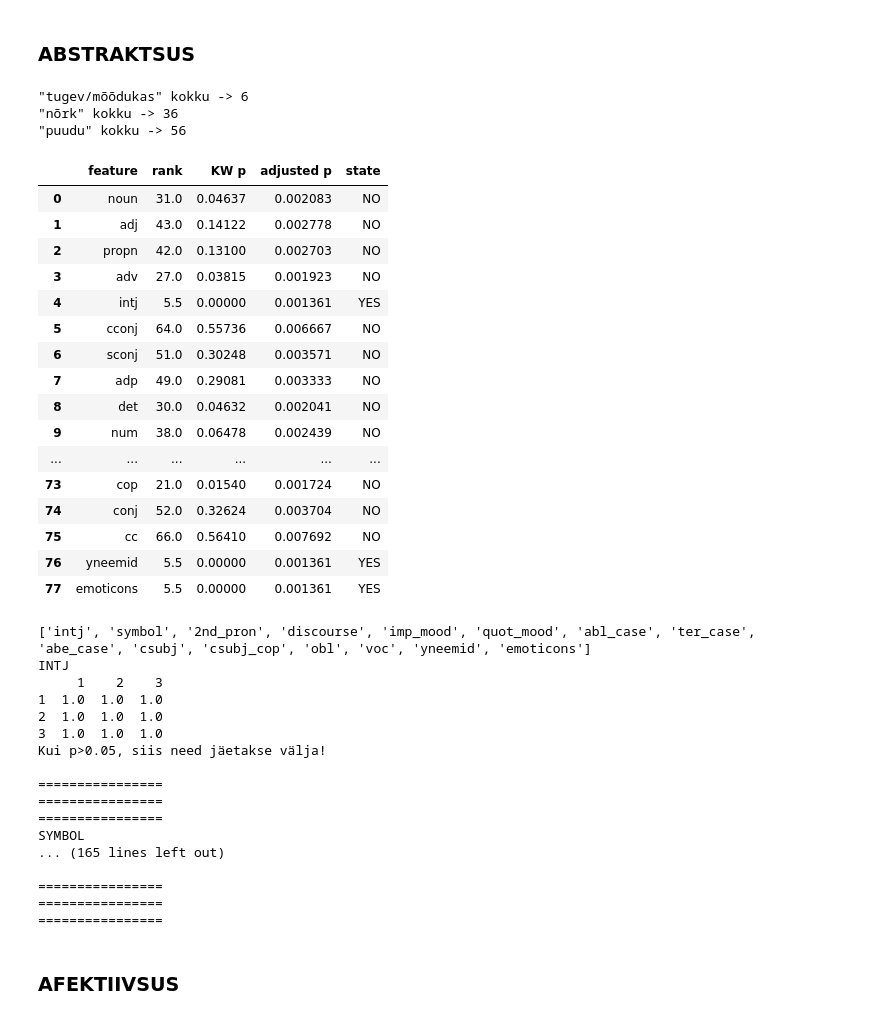
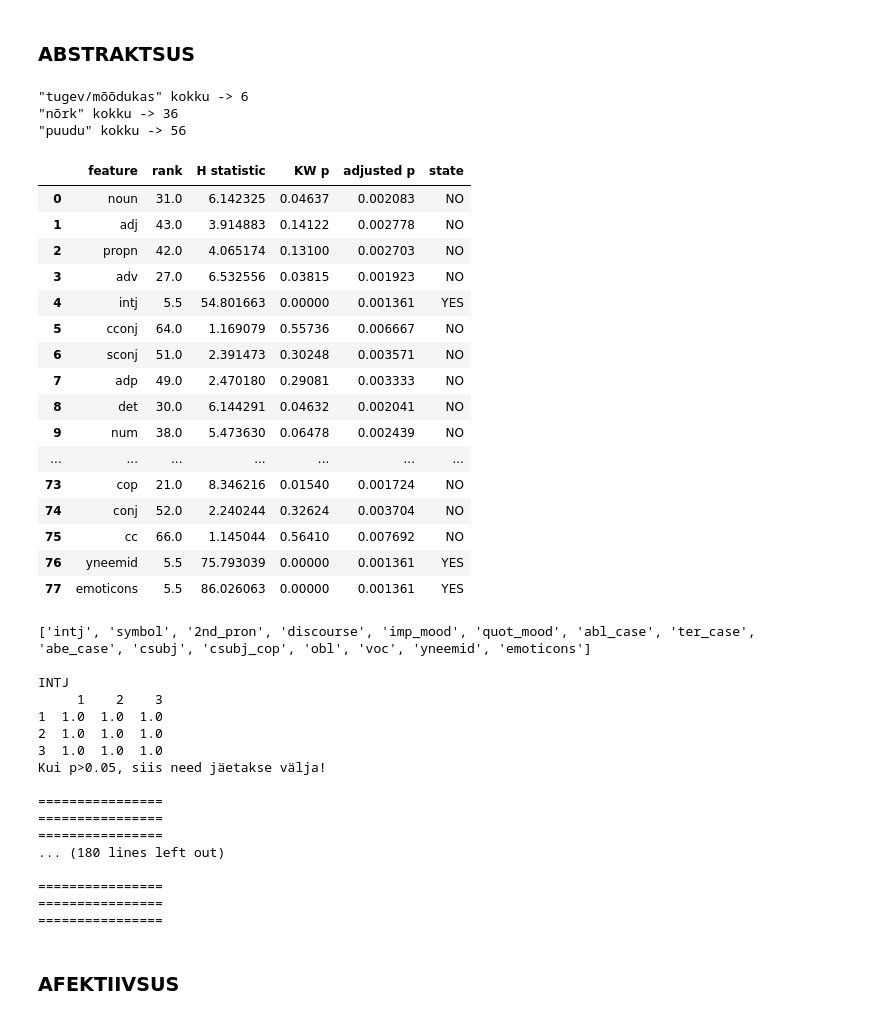
Before and after one commit to kristiinavaik/limesurvey_data, a Jupyter notebook: eesti_analyys/get_statistics.ipynb, the cells around one changed output. Cells and saved outputs as stored; diff of their text form; code cells hidden in the pictures.

```diff
--- a/eesti_analyys/get_statistics.ipynb
+++ b/eesti_analyys/get_statistics.ipynb
@@ -18,13 +18,15 @@ from sklearn.model_selection import train_test_split
 from sklearn.preprocessing import StandardScaler
 from matplotlib.colors import BoundaryNorm, ListedColormap
 # %%
-columns = ['noun', 'adj', 'propn', 'adv', 'intj', 'cconj', 'sconj', 'adp', 'det', 'num', 'punct', 'symbol', 'pron', 'abbr', 'TTR', 'avg_word_len', 'avr_sent_len', 'hapax_legomena', 'coref', 'see_pron', 'see_det', '1st_pron', '2nd_pron', '3rd_pron', 'active_voice', 'passive_voice', '1st_prs_verb', '2nd_prs_verb', '3rd_prs_verb', 'core_verb', 'verbtype_ratio', 'da_inf', 'gerund', 'supine', 'verb_particle', 'discourse', 'pres_tense', 'past_tense', 'ind_mood', 'cond_mood', 'imp_mood', 'quot_mood', 'neg_polarity', 'nom_case', 'gen_case', 'part_case', 'ill_case', 'ine_case', 'ela_case', 'alla_case', 'ade_case', 'abl_case', 'tra_case', 'ter_case', 'ess_case', 'abe_case', 'com_case', 'nsubj', 'nsubj_cop', 'modal', 'acl:relc', 'csubj', 'csubj_cop', 'obj', 'ccomp', 'xcomp', 'obl', 'nmod', 'appos', 'nummod', 'amod', 'advcl', 'voc', 'cop', 'conj', 'cc', 'yneemid', 'emoticons']
+# columns = ['noun', 'adj', 'propn', 'adv', 'intj', 'cconj', 'sconj', 'adp', 'det', 'num', 'punct', 'symbol', 'pron', 'abbr', 'TTR', 'avg_word_len', 'avr_sent_len', 'hapax_legomena', 'coref', 'see_pron', 'see_det', '1st_pron', '2nd_pron', '3rd_pron', 'active_voice', 'passive_voice', '1st_prs_verb', '2nd_prs_verb', '3rd_prs_verb', 'core_verb', 'verbtype_ratio', 'da_inf', 'gerund', 'supine', 'verb_particle', 'discourse', 'pres_tense', 'past_tense', 'ind_mood', 'cond_mood', 'imp_mood', 'quot_mood', 'neg_polarity', 'nom_case', 'gen_case', 'part_case', 'ill_case', 'ine_case', 'ela_case', 'alla_case', 'ade_case', 'abl_case', 'tra_case', 'ter_case', 'ess_case', 'abe_case', 'com_case', 'nsubj', 'nsubj_cop', 'modal', 'acl:relc', 'csubj', 'csubj_cop', 'obj', 'ccomp', 'xcomp', 'obl', 'nmod', 'appos', 'nummod', 'amod', 'advcl', 'voc', 'cop', 'conj', 'cc', 'yneemid', 'emoticons']
+columns = ['file_id', 'noun', 'adj', 'propn', 'adv', 'intj', 'cconj', 'sconj', 'adp', 'det', 'num', 'punct', 'symbol', 'pron', 'abbr', 'nominals', 'TTR', 'avg_word_len', 'avr_sent_len', 'hapax_legomena', 'pron/noun_ratio', 'see_pron', 'see_det', '1st_pron', '2nd_pron', '3rd_pron', 'active_voice', 'passive_voice', '1st_prs_verb', '2nd_prs_verb', '3rd_prs_verb', 'core_verb', 'verbtype_ratio', 'da_inf', 'inf_verb', 'finite_verb' ,'gerund', 'supine', 'verb_particle', 'discourse', 'pres_tense', 'past_tense', 'ind_mood', 'cond_mood', 'imp_mood', 'quot_mood', 'neg_polarity', 'nom_case', 'gen_case', 'part_case', 'ill_case', 'ine_case', 'ela_case', 'alla_case', 'ade_case', 'abl_case', 'tra_case', 'ter_case', 'ess_case', 'abe_case', 'com_case', 'nsubj', 'nsubj_cop', 'modal', 'acl:relc', 'csubj', 'csubj_cop', 'obj', 'ccomp', 'xcomp', 'obl', 'nmod', 'appos', 'nummod', 'amod', 'advcl', 'voc', 'cop', 'conj', 'cc', 'yneemid', 'emoticons']
 
 def get_data(f):
     ls = []
     with open(f, 'r') as fid:
         reader = csv.DictReader(fid, delimiter=';')
         data = [line for line in reader]
+
     return data
 # %% [markdown]
 ### FUNKTSIOONIDE SEKTSIOON
@@ -45,20 +47,21 @@ def calculate_hb(rank):
 # %%
 def get_relevant_features(f, p):
     # tagastab listide listi, kus igas listis on [tunnus, järjekorra nr, KW p, korrigeeritud p, saatus]
-    features = [[feature, round(p, 5)] for feature, f, p in zip(columns, f.tolist(), p.tolist())]
+    features = [[feature, round(p, 5), f] for feature, f, p in zip(columns, f.tolist(), p.tolist())]
+    H_statistics = [feature[2] for feature in features]
     p_values = [feature[1] for feature in features]
     ranks = stats.rankdata(p_values)
     features = [feature[0] for feature in features]
-    m = [s for s in zip(features, p_values, ranks)]
+    m = [s for s in zip(features, p_values, H_statistics, ranks)]
     positive_features = []
     for el in m:
         kW_p = el[1]
-        adjusted_p = calculate_hb(el[2])
+        adjusted_p = calculate_hb(el[3])
         if adjusted_p > kW_p:
             state = 'YES'
         else:
             state = 'NO'
-        positive_features.append([el[0], el[2], kW_p, adjusted_p, state])
+        positive_features.append([el[0], el[3], el[2], kW_p, adjusted_p, state])
 
     return positive_features
 # %%
@@ -79,10 +82,9 @@ def calculate_dunn_test2(feature, strong_pd, weak_pd, not_pres_pd):
 def generate_df(strong_array, weak_array, notpres_array):
     # Kruskal Wallise väljund
     f_statistic, p_value = stats.kruskal(strong_array, weak_array, notpres_array)
-
     feature_data = get_relevant_features(f_statistic, p_value)
 
-    return feature_data, pd.DataFrame(feature_data, columns =['feature', 'rank', 'KW p', 'adjusted p', 'state'])
+    return feature_data, pd.DataFrame(feature_data, columns =['feature', 'rank', 'H statistic', 'KW p', 'adjusted p', 'state'])
 # %%
 def display_posthoc_results(feats, strong, weak, notpres):
     """sisend: tunnused, tugev-mõõdukas, nõrk, puudu dataframe'id.
@@ -200,52 +203,53 @@ MITTEEKSISTEERIV -> keskmine: 0.0714; mediaan: 0.0707
 f1 = 'dimensioonide_grupid/abs/abs_strong.csv'
 f2 = 'dimensioonide_grupid/abs/abs_weak.csv'
 f3 = 'dimensioonide_grupid/abs/abs_not_present.csv'
 
 # kruskall Wallise sisendid (kolm gruppi)
 strong = get_data(f1)
 weak = get_data(f2)
 notpres = get_data(f3)
 
 print(f'"tugev/mõõdukas" kokku -> {len(strong)}')
 print(f'"nõrk" kokku -> {len(weak)}')
 print(f'"puudu" kokku -> {len(notpres)}')
 
 feature_data, df = generate_df(create_array(strong), create_array(weak), create_array(notpres))
 
 with pd.option_context('display.max_rows', None, 'display.max_columns', None):
     display(df)
 
-relevant_feats = [feat[0] for feat in feature_data if feat[4] == 'YES']
+relevant_feats = [feat[0] for feat in feature_data if feat[5] == 'YES']
 
 strong_pd = pd.read_csv(f1, sep=';')
 weak_pd = pd.read_csv(f2, sep=';')
 notpres_pd = pd.read_csv(f3, sep=';')
 
 print(relevant_feats)
 
 res1, res2, res3 = display_posthoc_results(relevant_feats, strong_pd, weak_pd, notpres_pd)
 # %% [output]
 "tugev/mõõdukas" kokku -> 6
 "nõrk" kokku -> 36
 "puudu" kokku -> 56
-|  | feature | rank | KW p | adjusted p | state |
-| 0 | noun | 31.0 | 0.04637 | 0.002083 | NO |
-| 1 | adj | 43.0 | 0.14122 | 0.002778 | NO |
-| 2 | propn | 42.0 | 0.13100 | 0.002703 | NO |
-| 3 | adv | 27.0 | 0.03815 | 0.001923 | NO |
-| 4 | intj | 5.5 | 0.00000 | 0.001361 | YES |
-| 5 | cconj | 64.0 | 0.55736 | 0.006667 | NO |
-| 6 | sconj | 51.0 | 0.30248 | 0.003571 | NO |
-| 7 | adp | 49.0 | 0.29081 | 0.003333 | NO |
-| 8 | det | 30.0 | 0.04632 | 0.002041 | NO |
-| 9 | num | 38.0 | 0.06478 | 0.002439 | NO |
-| ... | ... | ... | ... | ... | ... |
-| 73 | cop | 21.0 | 0.01540 | 0.001724 | NO |
-| 74 | conj | 52.0 | 0.32624 | 0.003704 | NO |
-| 75 | cc | 66.0 | 0.56410 | 0.007692 | NO |
-| 76 | yneemid | 5.5 | 0.00000 | 0.001361 | YES |
-| 77 | emoticons | 5.5 | 0.00000 | 0.001361 | YES |
+|  | feature | rank | H statistic | KW p | adjusted p | state |
+| 0 | noun | 31.0 | 6.142325 | 0.04637 | 0.002083 | NO |
+| 1 | adj | 43.0 | 3.914883 | 0.14122 | 0.002778 | NO |
+| 2 | propn | 42.0 | 4.065174 | 0.13100 | 0.002703 | NO |
+| 3 | adv | 27.0 | 6.532556 | 0.03815 | 0.001923 | NO |
+| 4 | intj | 5.5 | 54.801663 | 0.00000 | 0.001361 | YES |
+| 5 | cconj | 64.0 | 1.169079 | 0.55736 | 0.006667 | NO |
+| 6 | sconj | 51.0 | 2.391473 | 0.30248 | 0.003571 | NO |
+| 7 | adp | 49.0 | 2.470180 | 0.29081 | 0.003333 | NO |
+| 8 | det | 30.0 | 6.144291 | 0.04632 | 0.002041 | NO |
+| 9 | num | 38.0 | 5.473630 | 0.06478 | 0.002439 | NO |
+| ... | ... | ... | ... | ... | ... | ... |
+| 73 | cop | 21.0 | 8.346216 | 0.01540 | 0.001724 | NO |
+| 74 | conj | 52.0 | 2.240244 | 0.32624 | 0.003704 | NO |
+| 75 | cc | 66.0 | 1.145044 | 0.56410 | 0.007692 | NO |
+| 76 | yneemid | 5.5 | 75.793039 | 0.00000 | 0.001361 | YES |
+| 77 | emoticons | 5.5 | 86.026063 | 0.00000 | 0.001361 | YES |
 ['intj', 'symbol', '2nd_pron', 'discourse', 'imp_mood', 'quot_mood', 'abl_case', 'ter_case', 'abe_case', 'csubj', 'csubj_cop', 'obl', 'voc', 'yneemid', 'emoticons']
+
 INTJ
      1    2    3
 1  1.0  1.0  1.0
@@ -256,8 +260,7 @@ Kui p>0.05, siis need jäetakse välja!
 ================
 ================
 ================
-SYMBOL
-... (165 lines left out)
+... (180 lines left out)
 
 ================
 ================
```
Also changed, not shown: parts of 19 cells of this notebook, 18 other files.
